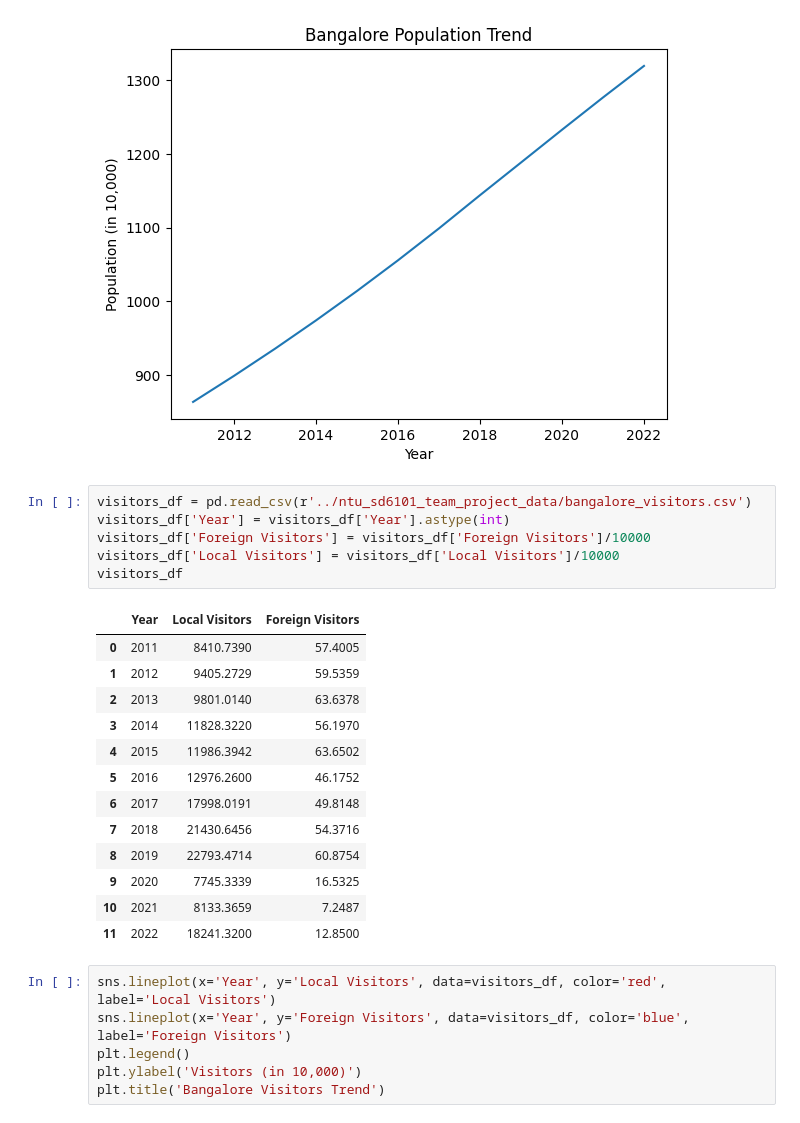
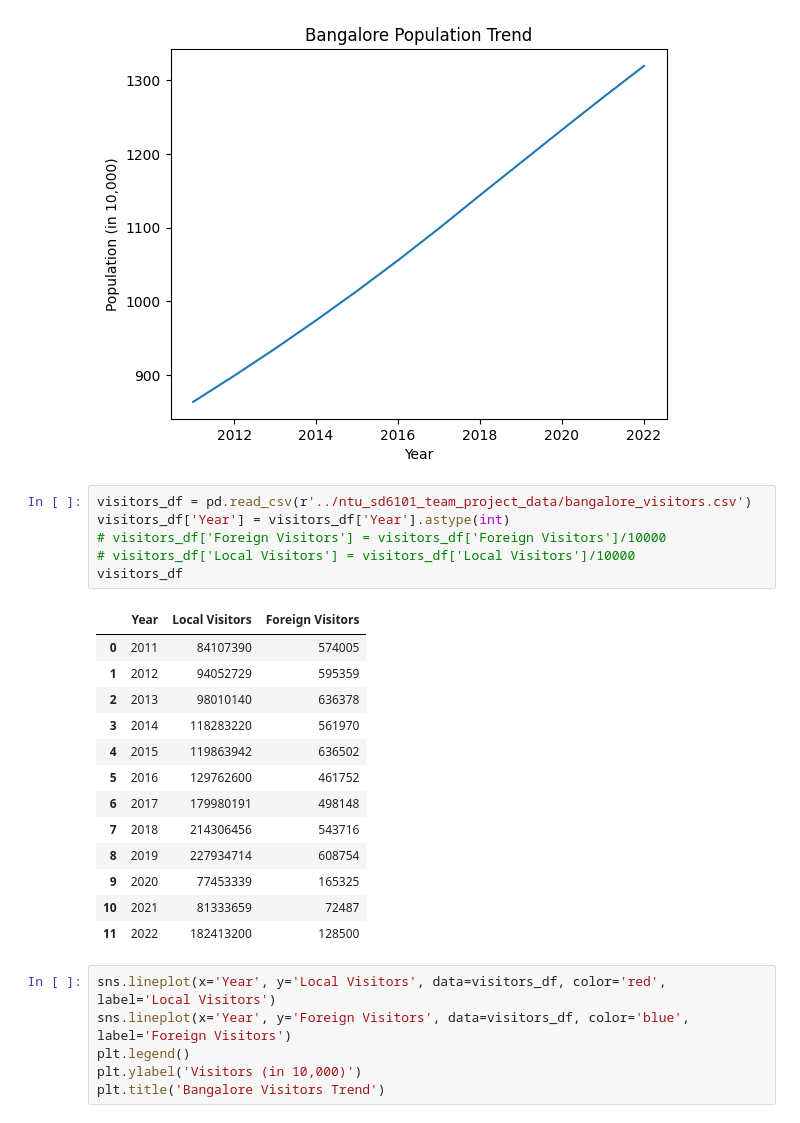
Before and after one commit to HoweChen0517/ntu_sd6101_team_project, a Jupyter notebook: notebook/population_estimation.ipynb, the cells around one changed output. Cells and saved outputs as stored; diff of their text form.

```diff
--- a/notebook/population_estimation.ipynb
+++ b/notebook/population_estimation.ipynb
@@ -218,23 +231,23 @@ Text(0.5, 1.0, 'Bangalore Population Trend')
 # %%
 visitors_df = pd.read_csv(r'../ntu_sd6101_team_project_data/bangalore_visitors.csv')
 visitors_df['Year'] = visitors_df['Year'].astype(int)
-visitors_df['Foreign Visitors'] = visitors_df['Foreign Visitors']/10000
-visitors_df['Local Visitors'] = visitors_df['Local Visitors']/10000
+# visitors_df['Foreign Visitors'] = visitors_df['Foreign Visitors']/10000
+# visitors_df['Local Visitors'] = visitors_df['Local Visitors']/10000
 visitors_df
 # %% [output]
 |  | Year | Local Visitors | Foreign Visitors |
-| 0 | 2011 | 8410.7390 | 57.4005 |
-| 1 | 2012 | 9405.2729 | 59.5359 |
-| 2 | 2013 | 9801.0140 | 63.6378 |
-| 3 | 2014 | 11828.3220 | 56.1970 |
-| 4 | 2015 | 11986.3942 | 63.6502 |
-| 5 | 2016 | 12976.2600 | 46.1752 |
-| 6 | 2017 | 17998.0191 | 49.8148 |
-| 7 | 2018 | 21430.6456 | 54.3716 |
-| 8 | 2019 | 22793.4714 | 60.8754 |
-| 9 | 2020 | 7745.3339 | 16.5325 |
-| 10 | 2021 | 8133.3659 | 7.2487 |
-| 11 | 2022 | 18241.3200 | 12.8500 |
+| 0 | 2011 | 84107390 | 574005 |
+| 1 | 2012 | 94052729 | 595359 |
+| 2 | 2013 | 98010140 | 636378 |
+| 3 | 2014 | 118283220 | 561970 |
+| 4 | 2015 | 119863942 | 636502 |
+| 5 | 2016 | 129762600 | 461752 |
+| 6 | 2017 | 179980191 | 498148 |
+| 7 | 2018 | 214306456 | 543716 |
+| 8 | 2019 | 227934714 | 608754 |
+| 9 | 2020 | 77453339 | 165325 |
+| 10 | 2021 | 81333659 | 72487 |
+| 11 | 2022 | 182413200 | 128500 |
 # %%
 sns.lineplot(x='Year', y='Local Visitors', data=visitors_df, color='red', label='Local Visitors')
 sns.lineplot(x='Year', y='Foreign Visitors', data=visitors_df, color='blue', label='Foreign Visitors')
```
Also changed, not shown: parts of 7 cells of this notebook, 1 other file.
